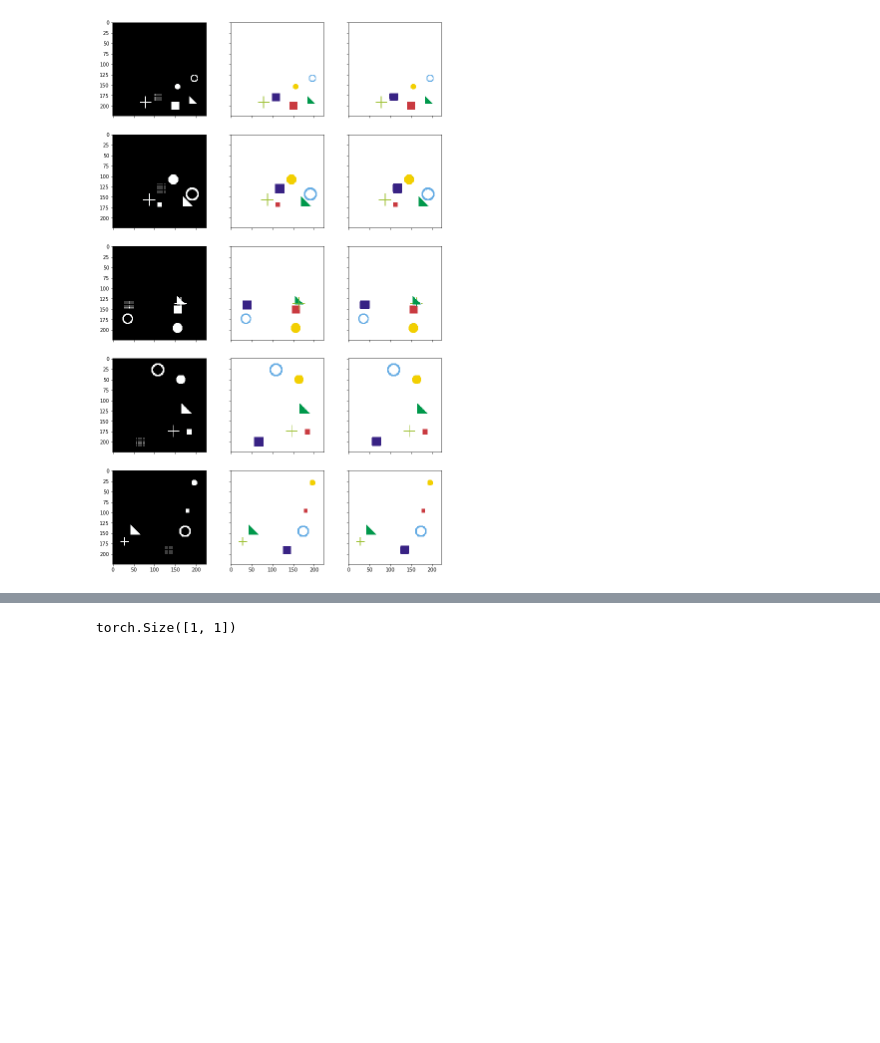
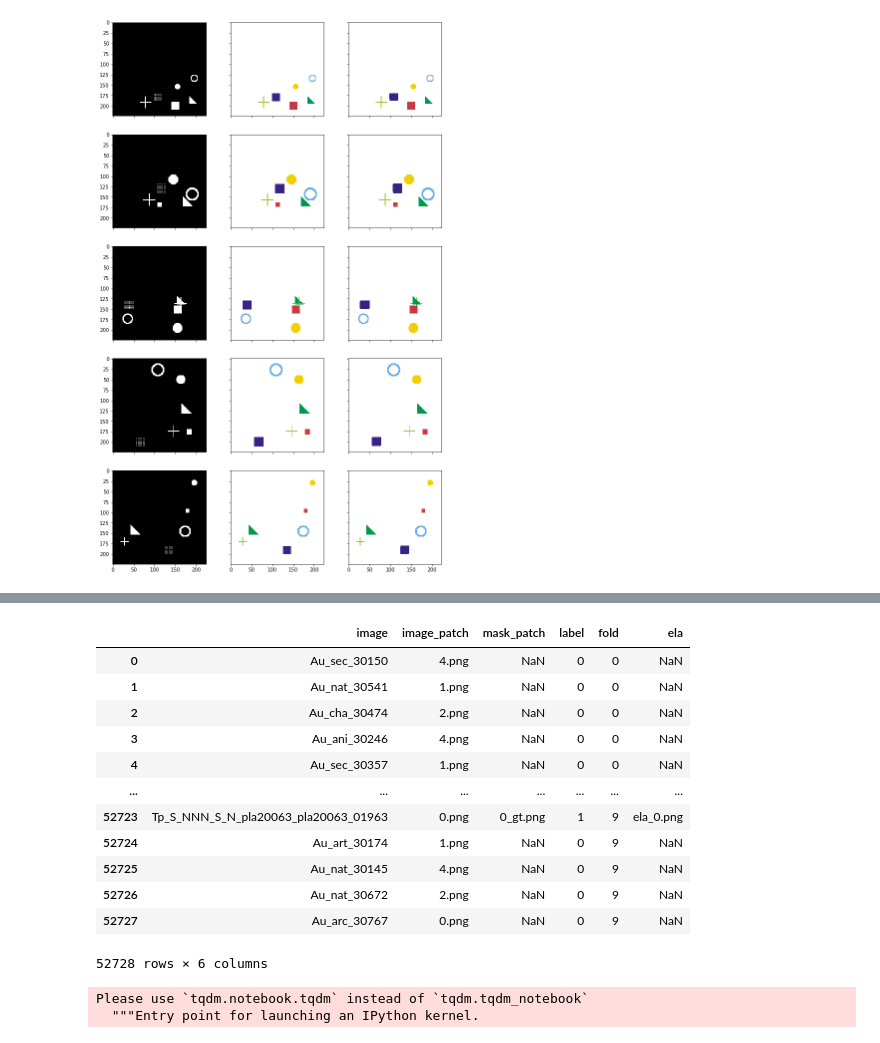
Before and after one commit to sowmen/imanip_main, a Jupyter notebook: scratchpad.ipynb, the cells around one changed output, grey strips where cells are left out. Cells and saved outputs as stored; diff of their text form; code cells hidden in the pictures; blank space fills up the shorter version.

```diff
--- a/scratchpad.ipynb
+++ b/scratchpad.ipynb
@@ -999,4 +965,0 @@ net = SRM_Classifer(3)
-# %%
-net(torch.randn(1,3,224,224)).shape
-# %% [output]
-torch.Size([1, 1])
@@ -1002,0 +1010,42 @@ torch.Size([1, 1])
+# %%
+DIR = 'Image_Manipulation_Dataset/CASIA_2.0/image_patch_128'
+df = pd.read_csv('casia_128.csv')
+# %%
+df
+# %% [output]
+|  | image | image_patch | mask_patch | label | fold | ela |
+| 0 | Au_sec_30150 | 4.png | NaN | 0 | 0 | NaN |
+| 1 | Au_nat_30541 | 1.png | NaN | 0 | 0 | NaN |
+| 2 | Au_cha_30474 | 2.png | NaN | 0 | 0 | NaN |
+| 3 | Au_ani_30246 | 4.png | NaN | 0 | 0 | NaN |
+| 4 | Au_sec_30357 | 1.png | NaN | 0 | 0 | NaN |
+| ... | ... | ... | ... | ... | ... | ... |
+| 52723 | Tp_S_NNN_S_N_pla20063_pla20063_01963 | 0.png | 0_gt.png | 1 | 9 | ela_0.png |
+| 52724 | Au_art_30174 | 1.png | NaN | 0 | 9 | NaN |
+| 52725 | Au_nat_30145 | 4.png | NaN | 0 | 9 | NaN |
+| 52726 | Au_nat_30672 | 2.png | NaN | 0 | 9 | NaN |
+| 52727 | Au_arc_30767 | 0.png | NaN | 0 | 9 | NaN |
+52728 rows × 6 columns
+# %%
+with tqdm_notebook(total=df.shape[0]) as pbar:
+    cnt = 0
+    for i, row in df.iterrows():
+        if row['label'] == 0:
+            cnt += 1
+            image_name = row['image']
+            image_patch = row['image_patch']
+
+            image_path = os.path.join(DIR, image_name, image_patch)
+            ela_path = os.path.join(DIR, image_name, 'ela_'+image_patch)
+            # plt.imshow(image)
+            # plt.show()
+            ela = ELA(image_path)
+            ela.save(ela_path)
+            df.loc[i, 'ela'] = 'ela_'+image_patch
+            # print(ela_path)
+            # if cnt >= 5:
+            #     break
+        pbar.update(1)
+# %% [output]
+Please use `tqdm.notebook.tqdm` instead of `tqdm.tqdm_notebook`
+  """Entry point for launching an IPython kernel.
```
Also changed, not shown: parts of 11 cells of this notebook, 7 other files.
